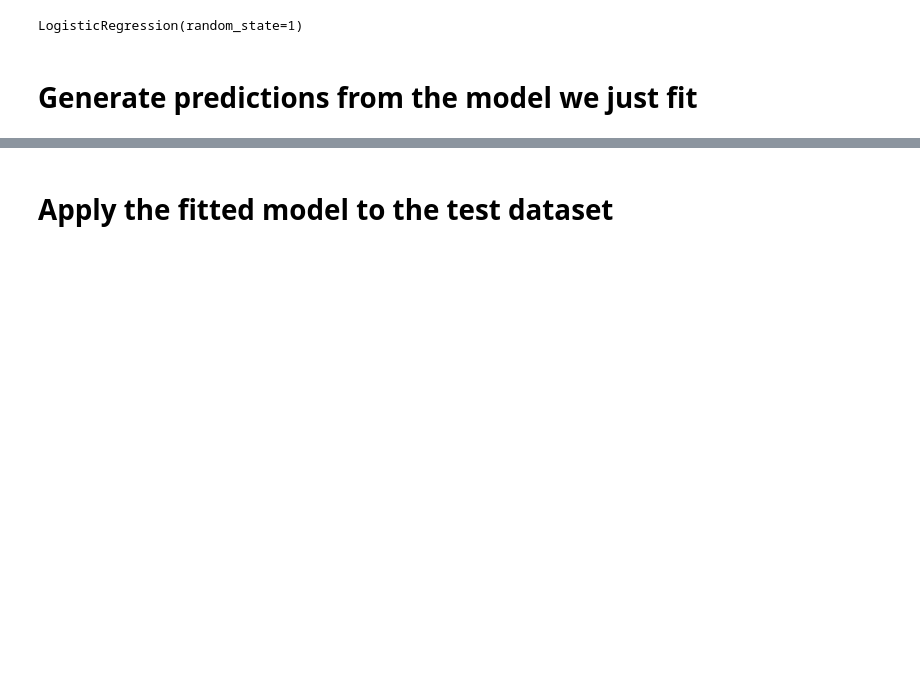
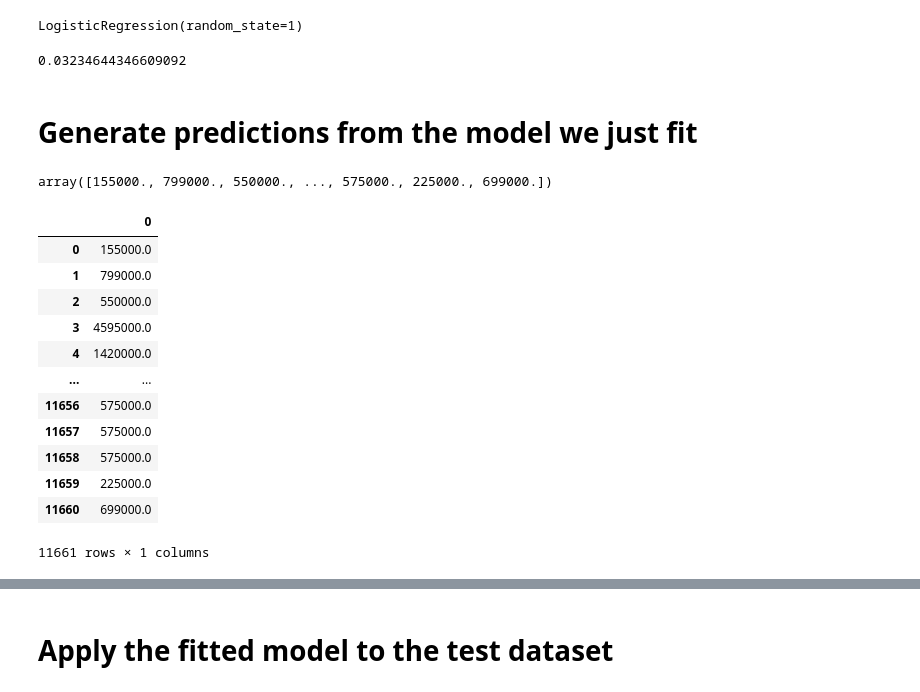
Before and after one commit to galiyaKhusniyarova/Project_2, a Jupyter notebook: main-Copy1.ipynb, the cells around one changed output, grey strips where cells are left out. Saved outputs shown, nothing was run; the diff lists cells and outputs as text; code cells hidden in the pictures; blank space fills up the shorter version.

```diff
--- a/main-Copy1.ipynb
+++ b/main-Copy1.ipynb
@@ -250,5 +253,30 @@ LogisticRegression(random_state=1)
+# %%
+balanced_accuracy_score(y_train, train_pred)
+# %% [output]
+0.03234644346609092
 # %% [markdown]
 # Generate predictions from the model we just fit
 # %%
 # Make a prediction using the testing data
 pred = logistic_regression_model.predict(X_test_scaled)
+# %%
+display(pred)
+# %% [output]
+array([155000., 799000., 550000., ..., 575000., 225000., 699000.])
+# %%
+pred_df = pd.DataFrame(pred)
+display(pred_df)
+# %% [output]
+|  | 0 |
+| 0 | 155000.0 |
+| 1 | 799000.0 |
+| 2 | 550000.0 |
+| 3 | 4595000.0 |
+| 4 | 1420000.0 |
+| ... | ... |
+| 11656 | 575000.0 |
+| 11657 | 575000.0 |
+| 11658 | 575000.0 |
+| 11659 | 225000.0 |
+| 11660 | 699000.0 |
+11661 rows × 1 columns
```
Also changed, not shown: parts of 6 cells of this notebook.
